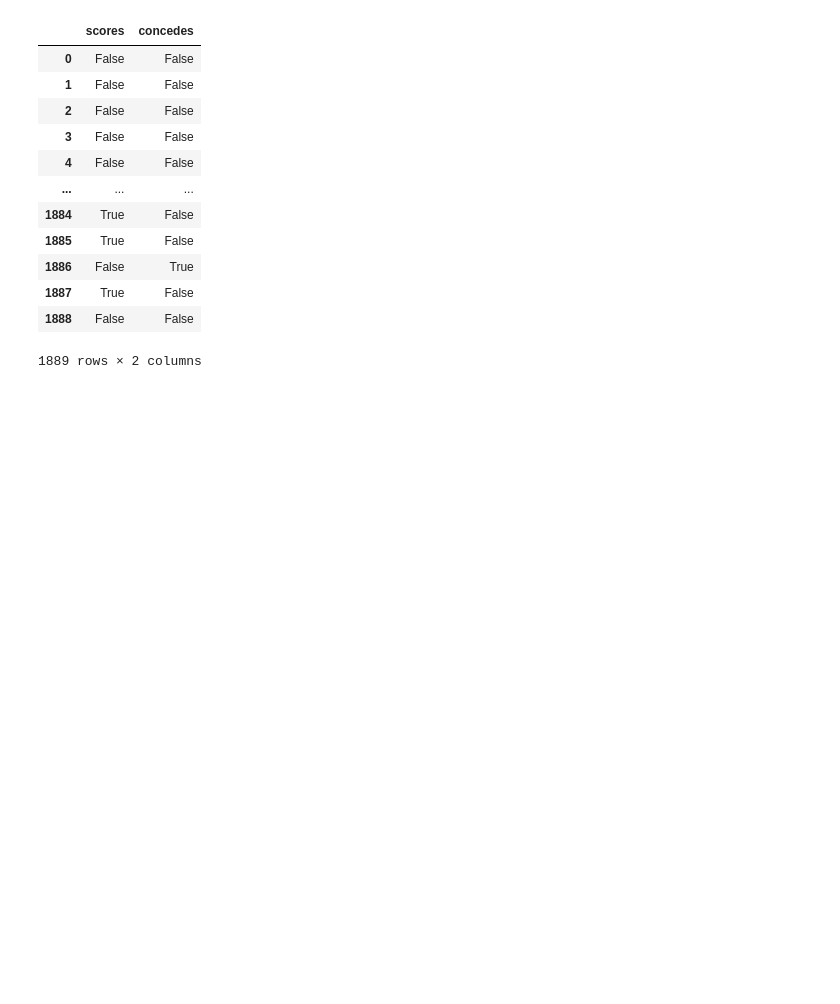
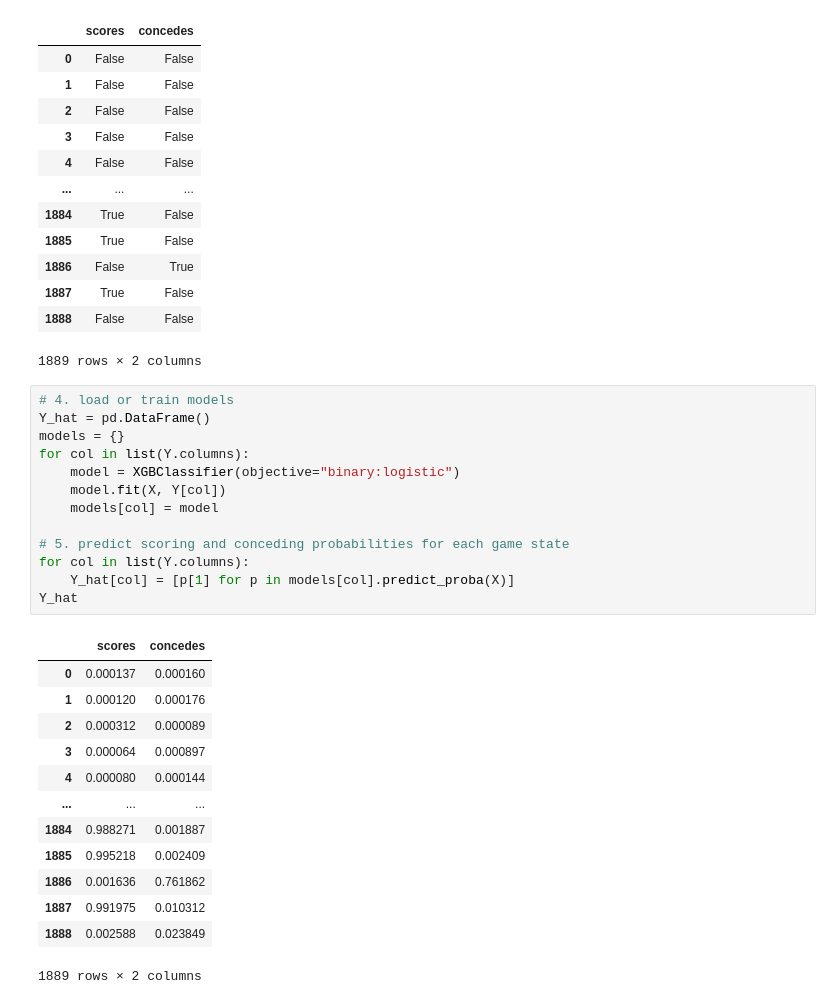
Before and after one commit to Steve23522016/vaep-base-code, a Jupyter notebook: notebooks/tutorial8_trial_vaep_statsbomb.ipynb, the cells around one changed output. Drawn from its saved outputs; the diff is of its cells as text; blank space fills up the shorter version.

```diff
--- a/notebooks/tutorial8_trial_vaep_statsbomb.ipynb
+++ b/notebooks/tutorial8_trial_vaep_statsbomb.ipynb
@@ -145,3 +144,30 @@ Y
 | 1887 | True | False |
 | 1888 | False | False |
 1889 rows × 2 columns
+# %%
+# 4. load or train models
+Y_hat = pd.DataFrame()
+models = {}
+for col in list(Y.columns):
+    model = XGBClassifier(objective="binary:logistic")
+    model.fit(X, Y[col])
+    models[col] = model
+
+# 5. predict scoring and conceding probabilities for each game state
+for col in list(Y.columns):
+    Y_hat[col] = [p[1] for p in models[col].predict_proba(X)]
+Y_hat
+# %% [output]
+|  | scores | concedes |
+| 0 | 0.000137 | 0.000160 |
+| 1 | 0.000120 | 0.000176 |
+| 2 | 0.000312 | 0.000089 |
+| 3 | 0.000064 | 0.000897 |
+| 4 | 0.000080 | 0.000144 |
+| ... | ... | ... |
+| 1884 | 0.988271 | 0.001887 |
+| 1885 | 0.995218 | 0.002409 |
+| 1886 | 0.001636 | 0.761862 |
+| 1887 | 0.991975 | 0.010312 |
+| 1888 | 0.002588 | 0.023849 |
+1889 rows × 2 columns
```
Also changed, not shown: parts of 5 cells of this notebook.
